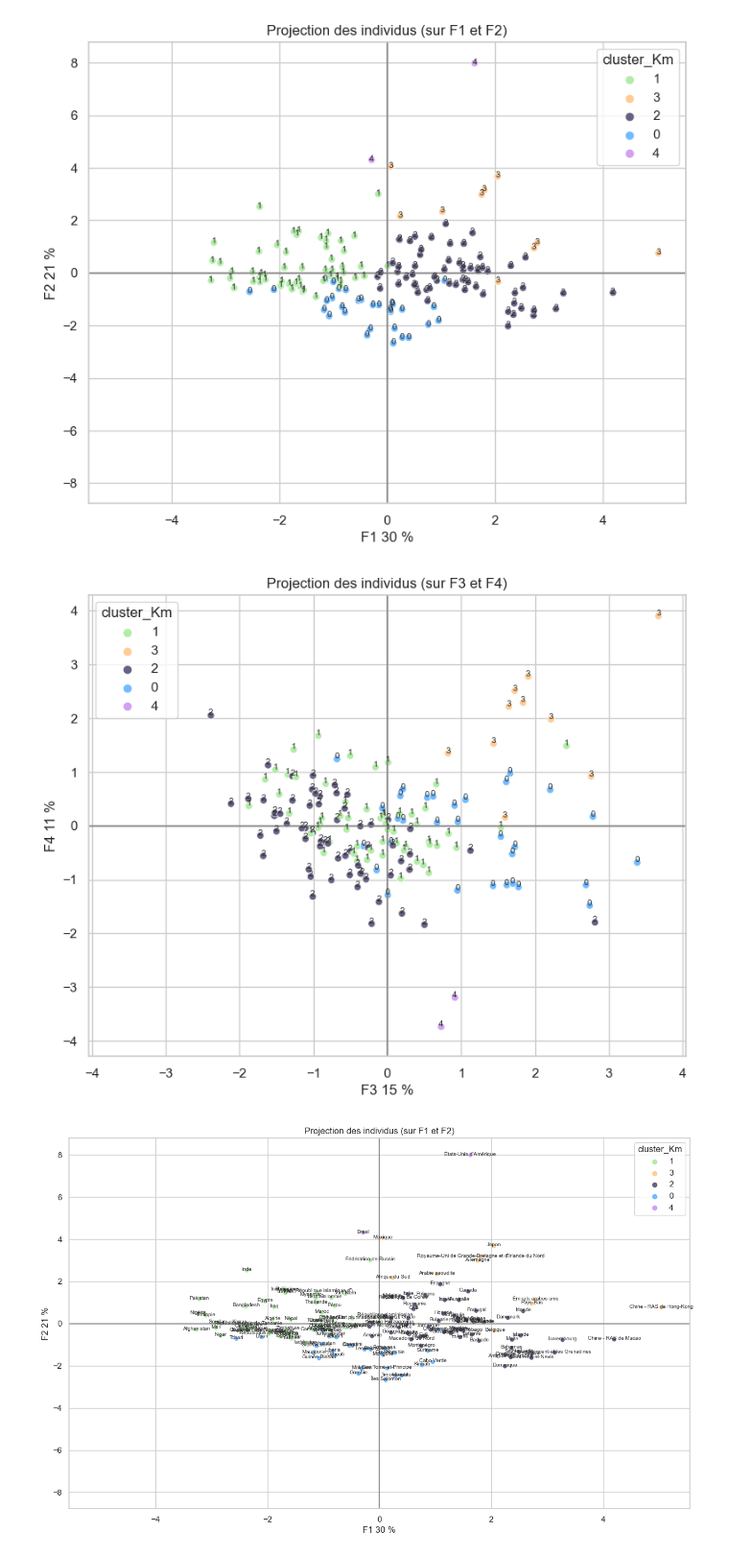
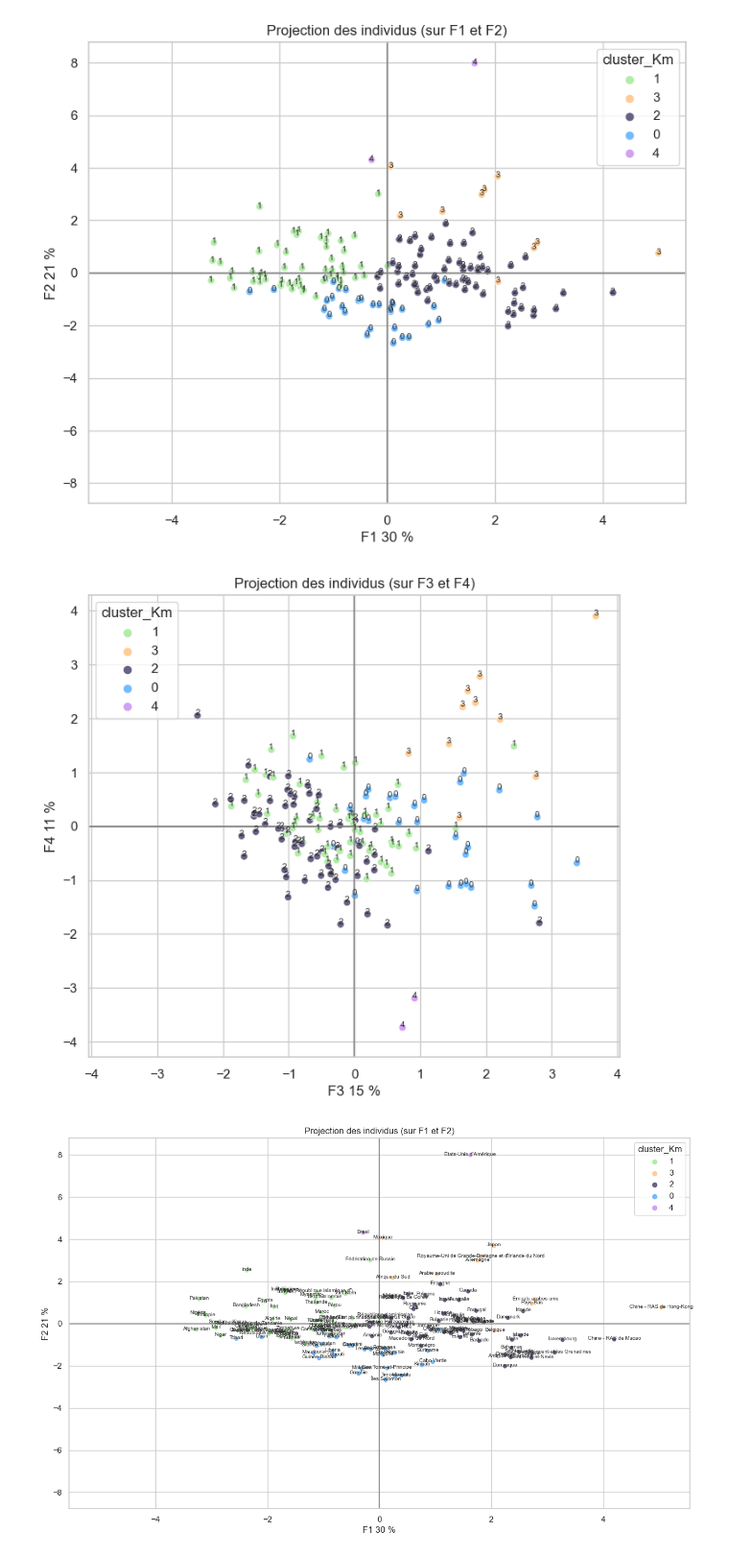
Before and after one commit to BahiaB/DA-P9, a Jupyter notebook: clustering.ipynb, the cells around one changed output. Shown at 96% size. Saved outputs shown, nothing was run; the diff lists cells and outputs as text; code cells hidden in the pictures.

Commit message:
clustering update

```diff
--- a/clustering.ipynb
+++ b/clustering.ipynb
@@ -587,6 +511,3 @@ x_y=(2,3)
 correlation_graph(pca, x_y, features)
 # %% [output]
 [figure]
-# %%
-x_y=(4,5)
-correlation_graph(pca, x_y, features)
@@ -699,11 +618,11 @@ plt.show()
 # %%
 
 
 x_y = [2,3]
-display_factorial_planes(pca_data, x_y, pca, labels=Complete['cluster_Km'],  figsize=(9,7), clusters=Complete['cluster_Km'], marker="o")
+display_factorial_planes(pca_data, x_y, pca, labels=Complete['cluster_Km'],  figsize=(8,7), clusters=Complete['cluster_Km'], marker="o")
 plt.show()
 # %% [output]
-[figure, old version]
+[figure, new version]
 # %%
 n_comp = 6
 
```
Also changed, not shown: parts of 21 cells of this notebook, 2 other files.
